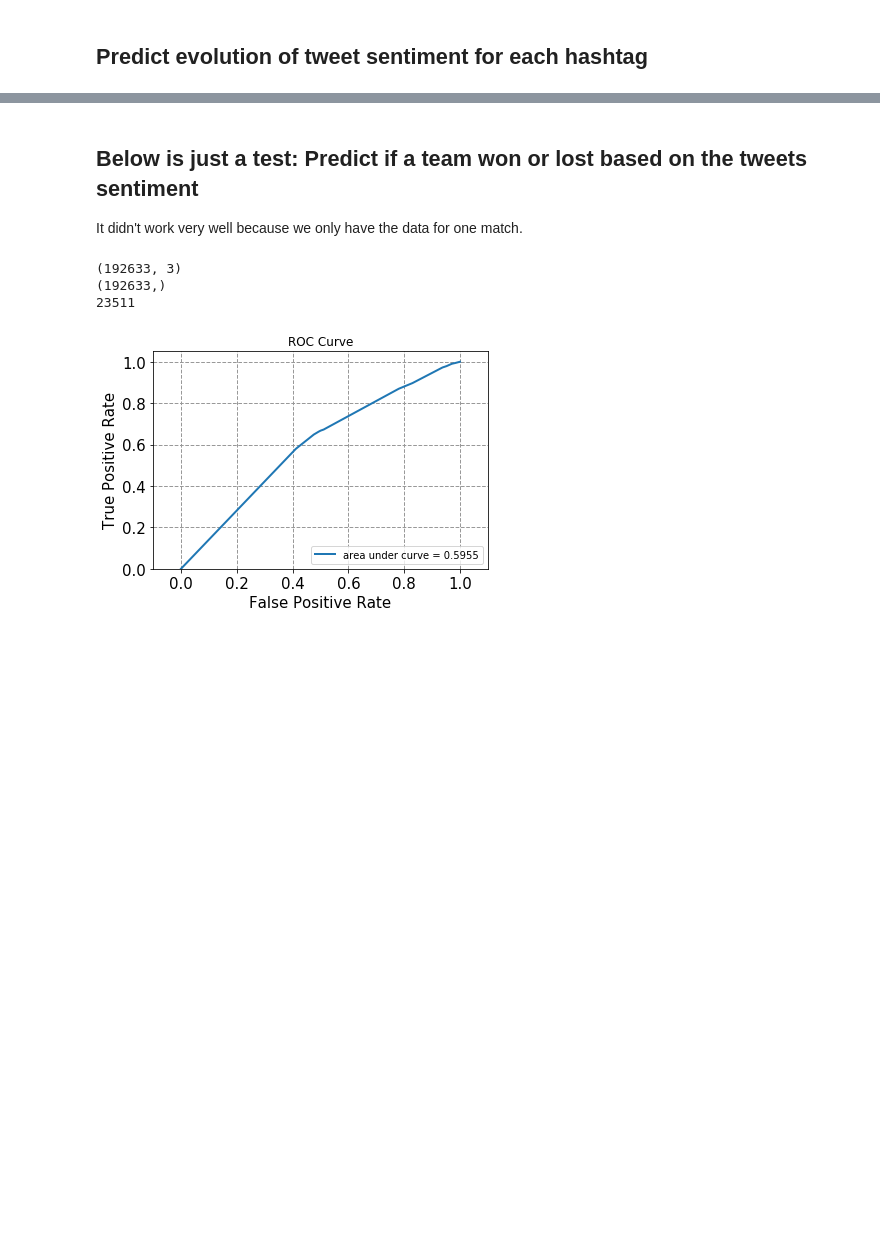
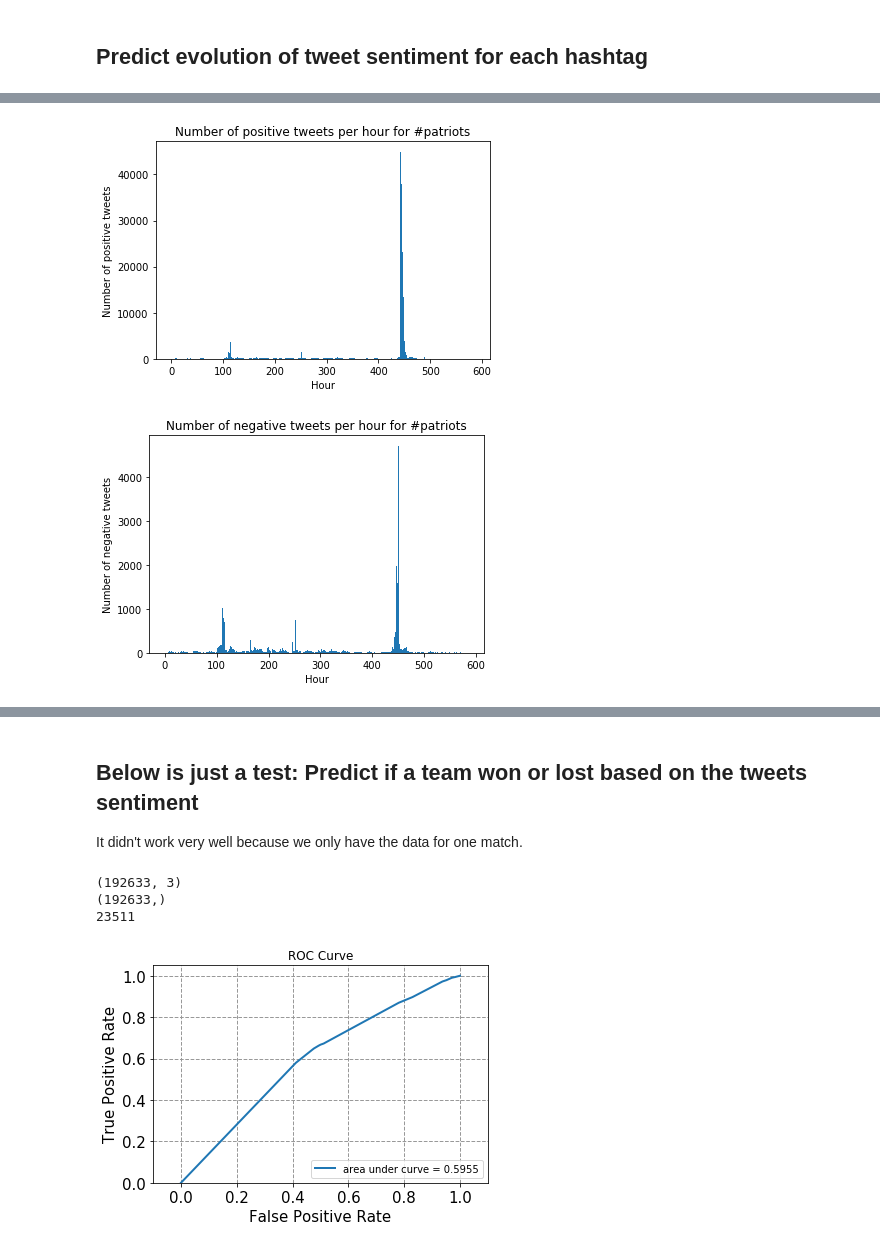
Before and after one commit to superAX/Twitter-Popularity-Prediction, a Jupyter notebook: EE219_Project5-Part3.ipynb, the cells around one changed output, grey strips where cells are left out. Cells and saved outputs as stored; diff of their text form; code cells hidden in the pictures; blank space fills up the shorter version.

```diff
--- a/EE219_Project5-Part3.ipynb
+++ b/EE219_Project5-Part3.ipynb
@@ -100,0 +92,5 @@ plot_num_tweets_per_hour('tweets_#gohawks.txt', '#gohawks')
+# %%
+plot_num_tweets_per_hour('tweets_#patriots.txt', '#patriots')
+# %% [output]
+[figure, added]
+[figure, added]
```
Also changed, not shown: parts of 6 cells of this notebook, 1 other file.
